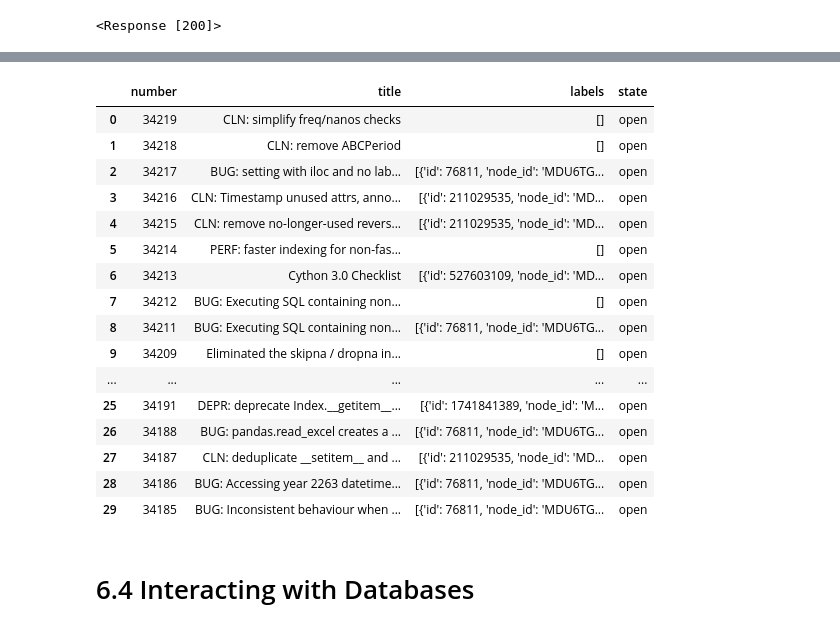
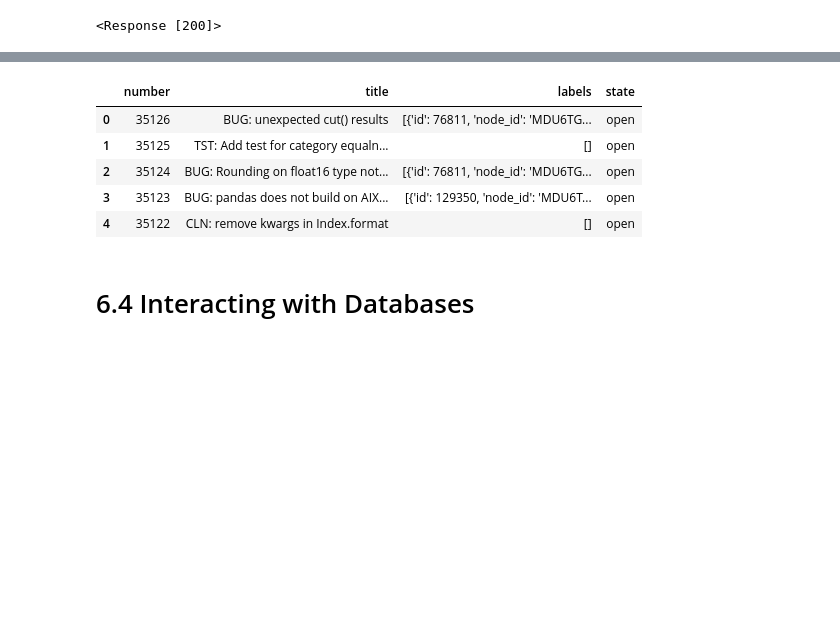
Before and after one commit to BoyuanLi-Steven/Python-For-Data-Analysis-2nd, a Jupyter notebook: Chapter 6. Data Loading, Storage, and File Formats.ipynb, the cells around one changed output, grey strips where cells are left out. Drawn from its saved outputs; the diff is of its cells as text; code cells hidden in the pictures; blank space fills up the shorter version.

```diff
--- a/Chapter 6. Data Loading, Storage, and File Formats.ipynb
+++ b/Chapter 6. Data Loading, Storage, and File Formats.ipynb
@@ -751,23 +695,13 @@ data[0]['title']
 # %%
-issues = pd.DataFrame(data, columns = ['number','title','labels','state'])
-issues
+issues = pd.DataFrame(data,
+                      columns = ['number', 'title', 'labels', 'state'])
+issues.head()
 # %% [output]
 |  | number | title | labels | state |
-| 0 | 34219 | CLN: simplify freq/nanos checks | [] | open |
-| 1 | 34218 | CLN: remove ABCPeriod | [] | open |
-| 2 | 34217 | BUG: setting with iloc and no lab... | [{'id': 76811, 'node_id': 'MDU6TG... | open |
-| 3 | 34216 | CLN: Timestamp unused attrs, anno... | [{'id': 211029535, 'node_id': 'MD... | open |
-| 4 | 34215 | CLN: remove no-longer-used revers... | [{'id': 211029535, 'node_id': 'MD... | open |
-| 5 | 34214 | PERF: faster indexing for non-fas... | [] | open |
-| 6 | 34213 | Cython 3.0 Checklist | [{'id': 527603109, 'node_id': 'MD... | open |
-| 7 | 34212 | BUG: Executing SQL containing non... | [] | open |
-| 8 | 34211 | BUG: Executing SQL containing non... | [{'id': 76811, 'node_id': 'MDU6TG... | open |
-| 9 | 34209 | Eliminated the skipna / dropna in... | [] | open |
-| ... | ... | ... | ... | ... |
-| 25 | 34191 | DEPR: deprecate Index.__getitem__... | [{'id': 1741841389, 'node_id': 'M... | open |
-| 26 | 34188 | BUG: pandas.read_excel creates a ... | [{'id': 76811, 'node_id': 'MDU6TG... | open |
-| 27 | 34187 | CLN: deduplicate __setitem__ and ... | [{'id': 211029535, 'node_id': 'MD... | open |
-| 28 | 34186 | BUG: Accessing year 2263 datetime... | [{'id': 76811, 'node_id': 'MDU6TG... | open |
-| 29 | 34185 | BUG: Inconsistent behaviour when ... | [{'id': 76811, 'node_id': 'MDU6TG... | open |
+| 0 | 35126 | BUG: unexpected cut() results | [{'id': 76811, 'node_id': 'MDU6TG... | open |
+| 1 | 35125 | TST: Add test for category equaln... | [] | open |
+| 2 | 35124 | BUG: Rounding on float16 type not... | [{'id': 76811, 'node_id': 'MDU6TG... | open |
+| 3 | 35123 | BUG: pandas does not build on AIX... | [{'id': 129350, 'node_id': 'MDU6T... | open |
+| 4 | 35122 | CLN: remove kwargs in Index.format | [] | open |
 # %% [markdown]
 # 6.4 Interacting with Databases
```
Also changed, not shown: parts of 91 cells of this notebook.
